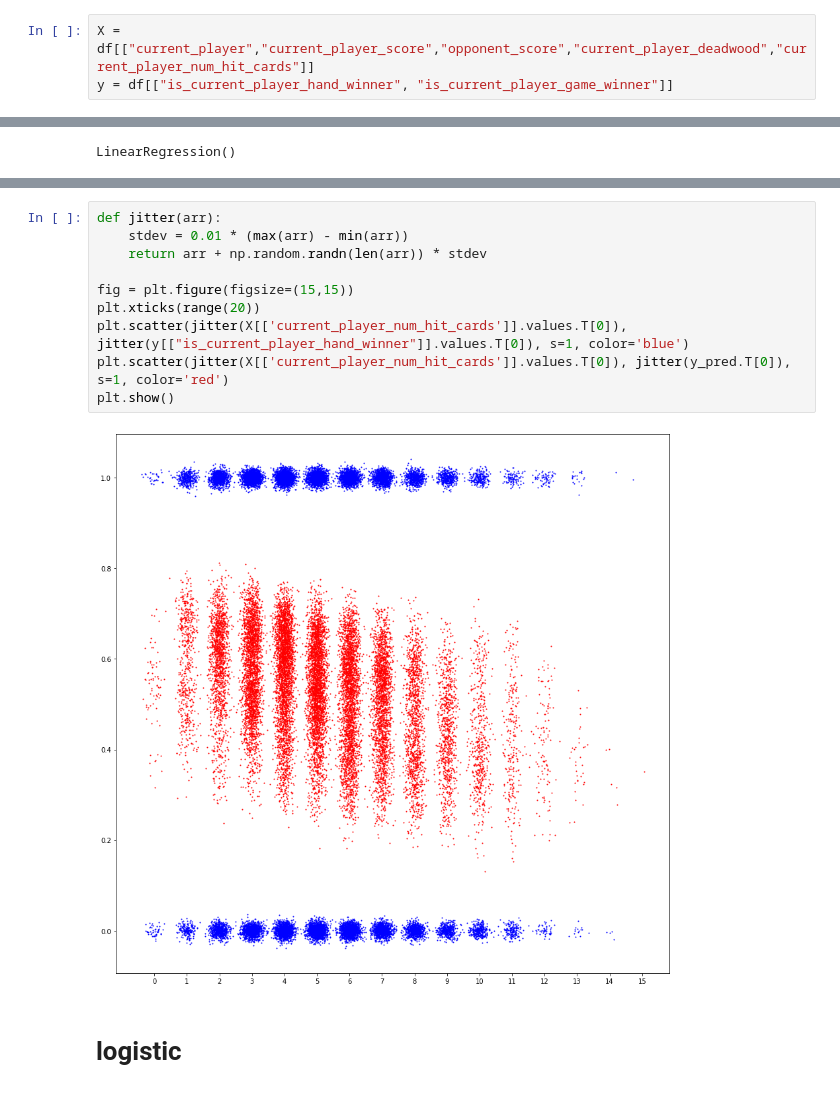
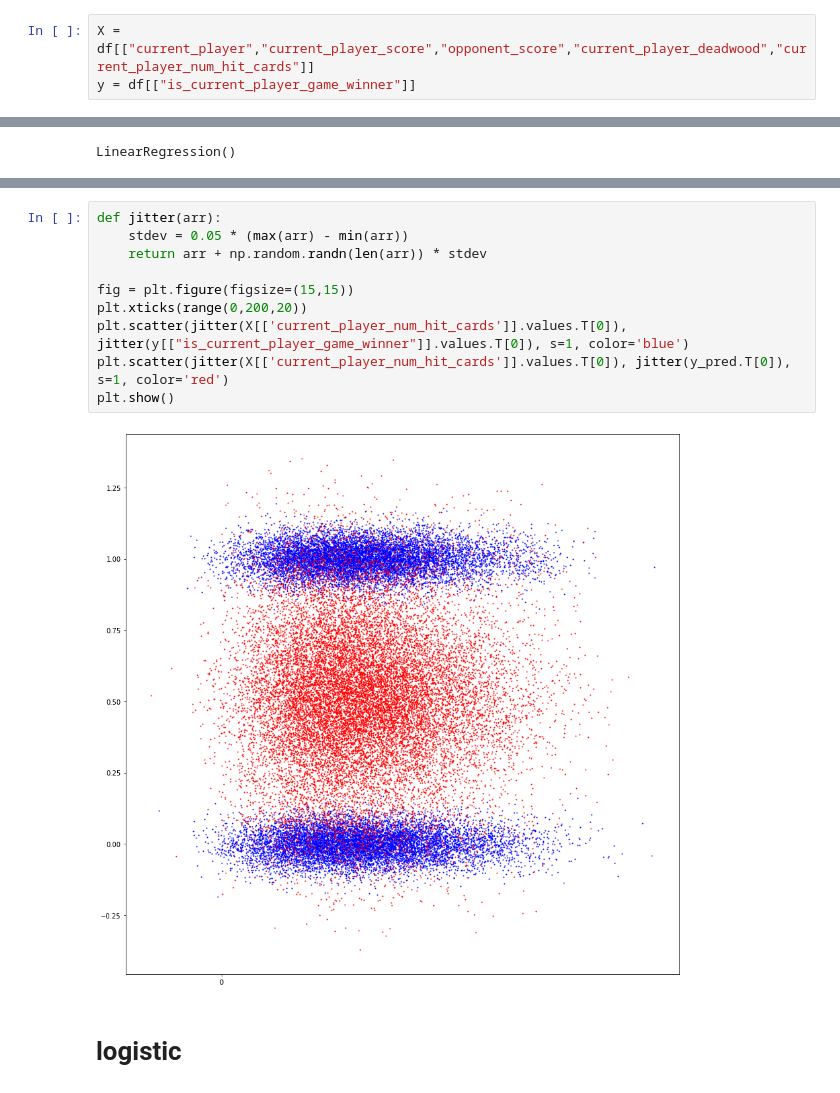
Before and after one commit to PeterEFrancis/gin-rummy-AI, a Jupyter notebook: python/alpha.ipynb, the cells around one changed output, grey strips where cells are left out. Saved outputs shown, nothing was run; the diff lists cells and outputs as text.

Commit message:
blackbox and player

```diff
--- a/python/alpha.ipynb
+++ b/python/alpha.ipynb
@@ -26,7 +26,7 @@ df
 18618 rows × 7 columns
 # %%
 X = df[["current_player","current_player_score","opponent_score","current_player_deadwood","current_player_num_hit_cards"]]
-y = df[["is_current_player_hand_winner", "is_current_player_game_winner"]]
+y = df[["is_current_player_game_winner"]]
 # %%
 linear_regressor = LinearRegression()
 linear_regressor.fit(X, y)
@@ -64,15 +63,15 @@ plt.show()
 # %%
 def jitter(arr):
-    stdev = 0.01 * (max(arr) - min(arr))
+    stdev = 0.05 * (max(arr) - min(arr))
     return arr + np.random.randn(len(arr)) * stdev
 
 fig = plt.figure(figsize=(15,15))
-plt.xticks(range(20))
-plt.scatter(jitter(X[['current_player_num_hit_cards']].values.T[0]), jitter(y[["is_current_player_hand_winner"]].values.T[0]), s=1, color='blue')
+plt.xticks(range(0,200,20))
+plt.scatter(jitter(X[['current_player_num_hit_cards']].values.T[0]), jitter(y[["is_current_player_game_winner"]].values.T[0]), s=1, color='blue')
 plt.scatter(jitter(X[['current_player_num_hit_cards']].values.T[0]), jitter(y_pred.T[0]), s=1, color='red')
 plt.show()
 # %% [output]
-[figure, old version]
+[figure, new version]
 # %% [markdown]
 # logistic
 # %%
```
Also changed, not shown: parts of 6 cells of this notebook, 12 other files.
